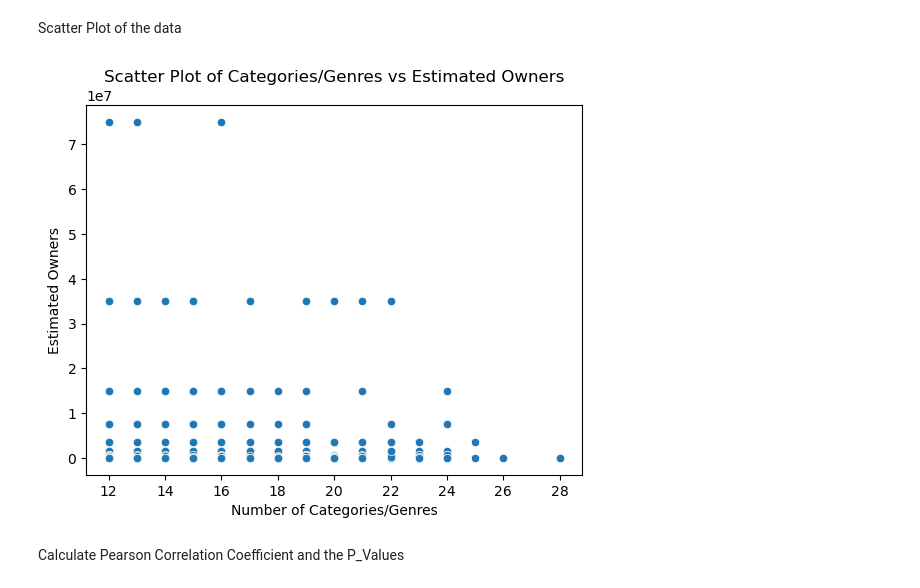
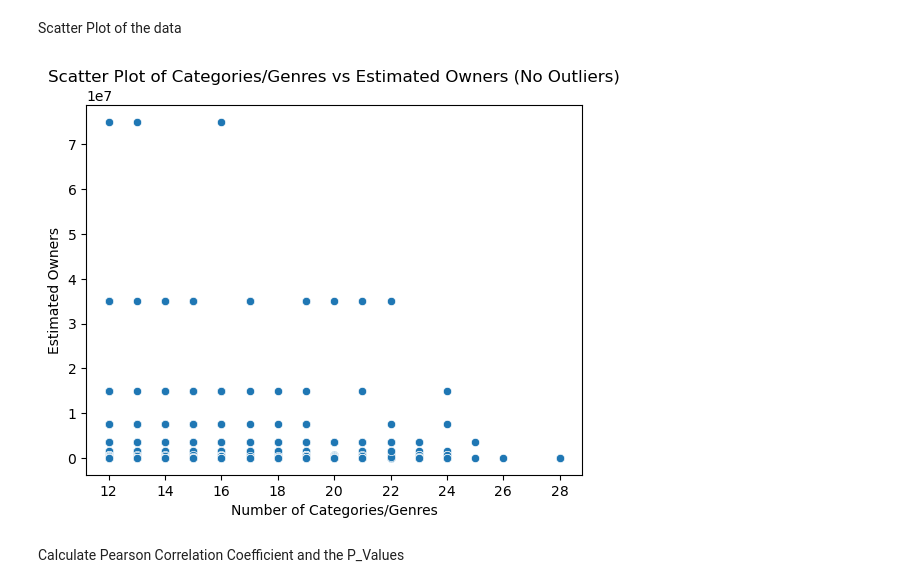
Before and after one commit to AlexOrtiz5/Games-Study, a Jupyter notebook: notebook/hypotesis_testing.ipynb, the cells around one changed output. Saved outputs shown, nothing was run; the diff lists cells and outputs as text; code cells hidden in the pictures.

```diff
--- a/notebook/hypotesis_testing.ipynb
+++ b/notebook/hypotesis_testing.ipynb
@@ -1012,12 +1012,12 @@ Scatter Plot of the data
 # %%
 # Scatter plot
 sns.scatterplot(x='num_categories_genres', y='estimated_owners', data=category_df_no_outliers)
-plt.title('Scatter Plot of Categories/Genres vs Estimated Owners')
+plt.title('Scatter Plot of Categories/Genres vs Estimated Owners (No Outliers)')
 plt.xlabel('Number of Categories/Genres')
 plt.ylabel('Estimated Owners')
 plt.show()
 # %% [output]
-[figure, old version]
+[figure, new version]
 # %% [markdown]
 Calculate Pearson Correlation Coefficient and the P_Values
 # %%
```
Also changed, not shown: parts of 2 cells of this notebook.
